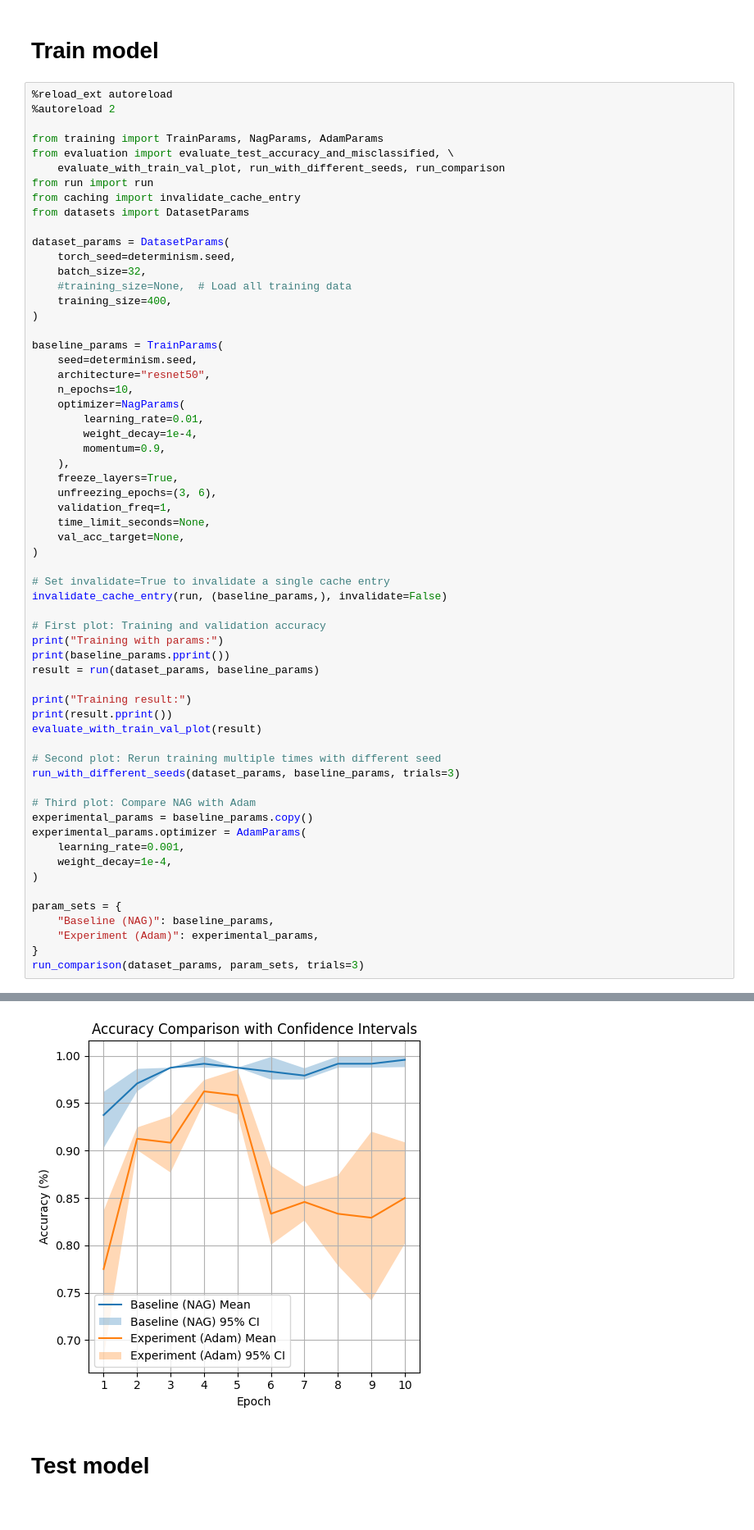
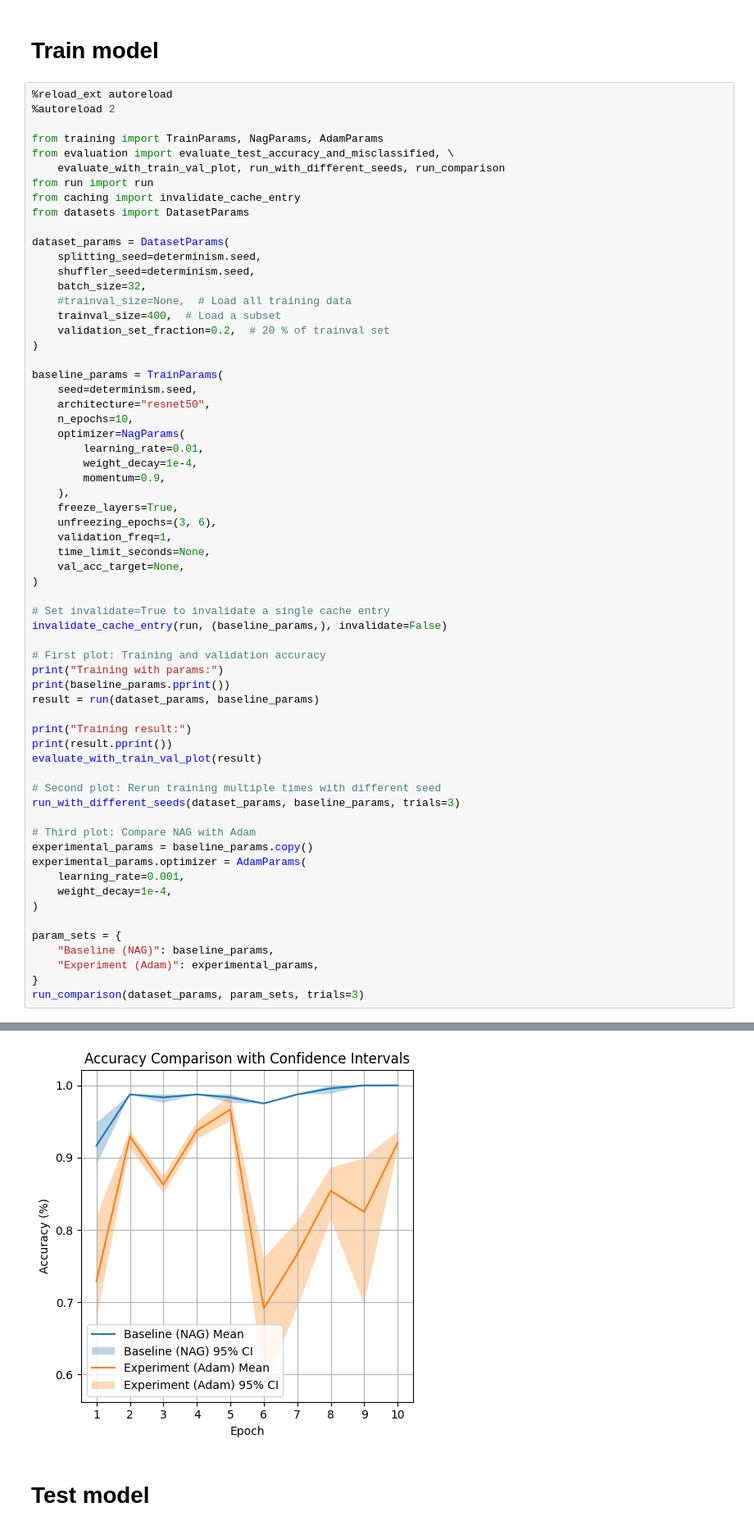
Before and after one commit to Sebelino/DD2424-project, a Jupyter notebook: e2_sebastian.ipynb, the cells around one changed output, grey strips where cells are left out. Shown at 82% size. Drawn from its saved outputs; the diff is of its cells as text.

Commit message:
feat: Add support for validation_set_fraction + seeds

```diff
--- a/e2_sebastian.ipynb
+++ b/e2_sebastian.ipynb
@@ -53,10 +53,12 @@ from caching import invalidate_cache_entry
 from datasets import DatasetParams
 
 dataset_params = DatasetParams(
-    torch_seed=determinism.seed,
+    splitting_seed=determinism.seed,
+    shuffler_seed=determinism.seed,
     batch_size=32,
-    #training_size=None,  # Load all training data
-    training_size=400,
+    #trainval_size=None,  # Load all training data
+    trainval_size=400,  # Load a subset
+    validation_set_fraction=0.2,  # 20 % of trainval set
 )
 
 baseline_params = TrainParams(
@@ -125,4 +149,4 @@ Training with params:
-[figure, old version]
+[figure, new version]
 # %% [markdown]
 # Test model
 # %%
```
Also changed, not shown: parts of 2 cells of this notebook, 2 other files.
